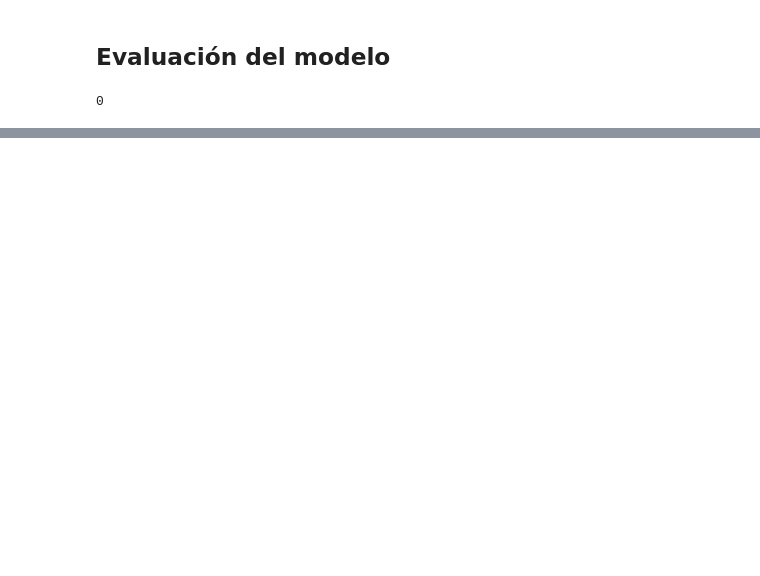
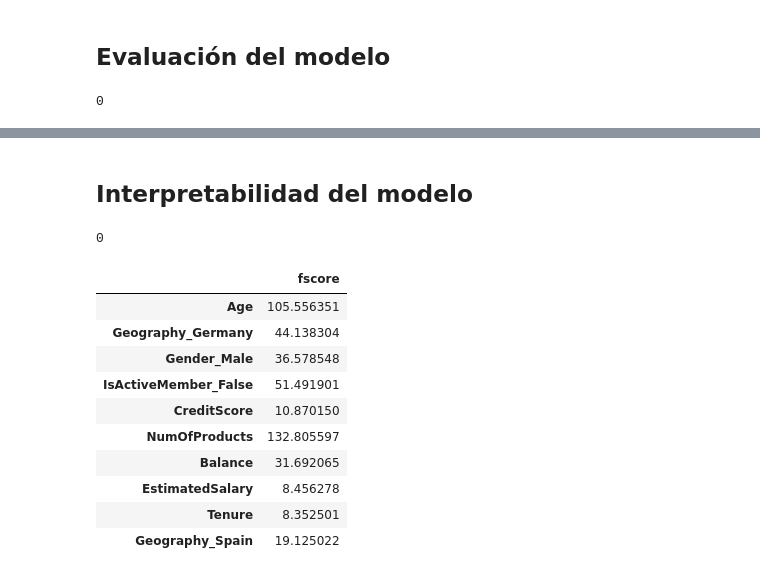
Before and after one commit to stivenlopezg/Churn-modelling, a Jupyter notebook: inference_pipeline.ipynb, the cells around one changed output, grey strips where cells are left out. Saved outputs shown, nothing was run; the diff lists cells and outputs as text; code cells hidden in the pictures; blank space fills up the shorter version.

```diff
--- a/inference_pipeline.ipynb
+++ b/inference_pipeline.ipynb
@@ -201,0 +312,8 @@ The F1 score is: 0.64
+# %% [markdown]
+## Interpretabilidad del modelo
+# %%
+decompress_model(local_dir=f'models/{job_name}/model.tar.gz')
+# %% [output]
+0
+# %%
+model = joblib.load('xgboost-model')
@@ -201,0 +357,18 @@ The F1 score is: 0.64
+# %%
+importance = model.get_score(importance_type='gain')
+importance = pd.DataFrame.from_dict({f'{key}': [value] for key, value in importance.items()}).T
+importance.columns = ['fscore']
+importance.rename(index=features, inplace=True)
+importance
+# %% [output]
+|  | fscore |
+| Age | 105.556351 |
+| Geography_Germany | 44.138304 |
+| Gender_Male | 36.578548 |
+| IsActiveMember_False | 51.491901 |
+| CreditScore | 10.870150 |
+| NumOfProducts | 132.805597 |
+| Balance | 31.692065 |
+| EstimatedSalary | 8.456278 |
+| Tenure | 8.352501 |
+| Geography_Spain | 19.125022 |
```
Also changed, not shown: parts of 37 cells of this notebook.
